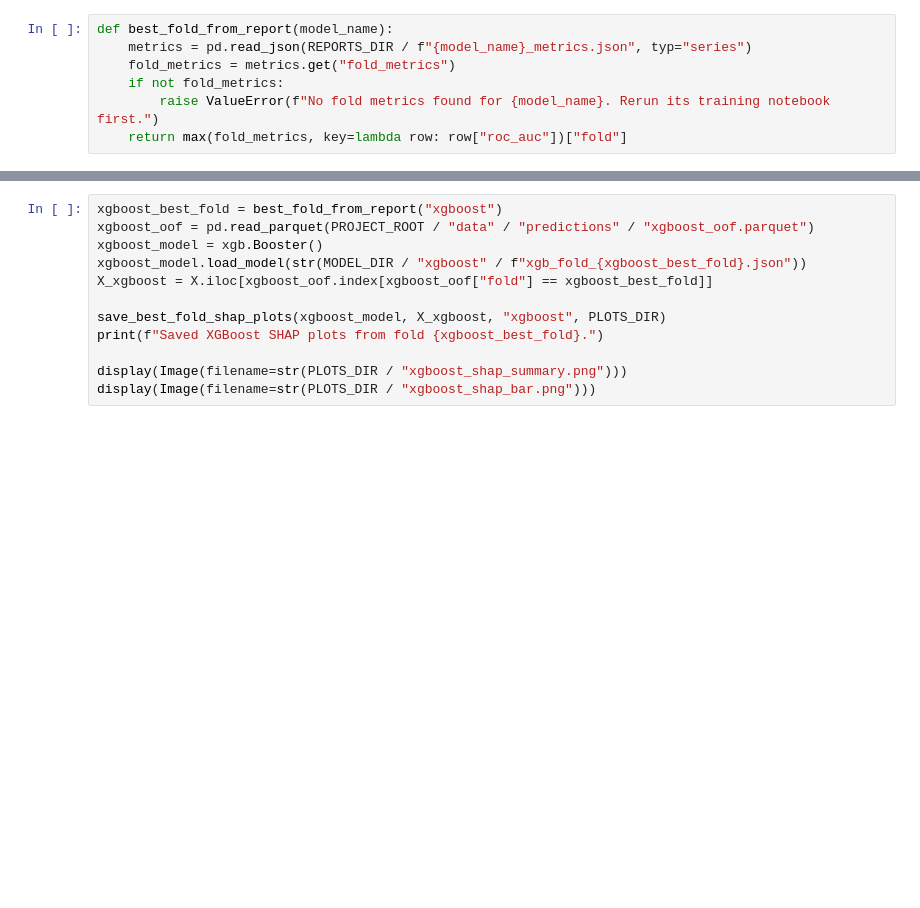
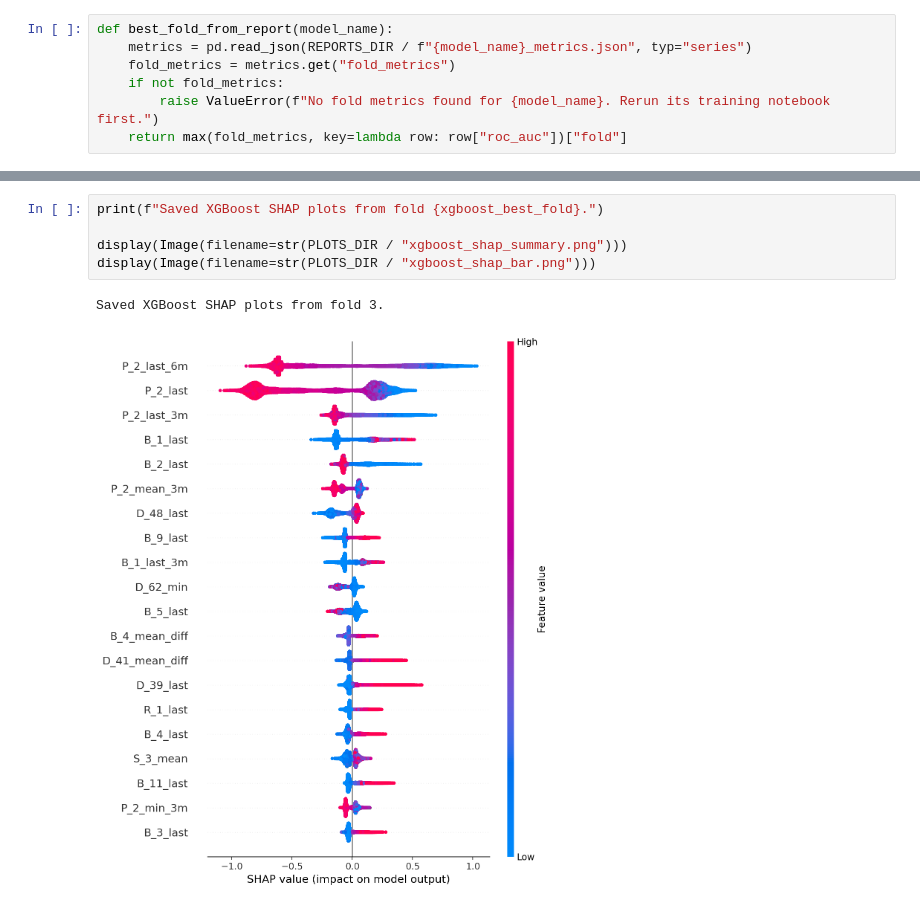
Before and after one commit to komalpreet10/amex-credit-default-prediction, a Jupyter notebook: notebooks/06_model_interpretation_shap.ipynb, the cells around one changed output, grey strips where cells are left out. Cells and saved outputs as stored; diff of their text form; blank space fills up the shorter version.

```diff
--- a/notebooks/06_model_interpretation_shap.ipynb
+++ b/notebooks/06_model_interpretation_shap.ipynb
@@ -42,12 +64,8 @@ display(Image(filename=str(PLOTS_DIR / "lightgbm_shap_bar.png")))
 # %%
-xgboost_best_fold = best_fold_from_report("xgboost")
-xgboost_oof = pd.read_parquet(PROJECT_ROOT / "data" / "predictions" / "xgboost_oof.parquet")
-xgboost_model = xgb.Booster()
-xgboost_model.load_model(str(MODEL_DIR / "xgboost" / f"xgb_fold_{xgboost_best_fold}.json"))
-X_xgboost = X.iloc[xgboost_oof.index[xgboost_oof["fold"] == xgboost_best_fold]]
-
-save_best_fold_shap_plots(xgboost_model, X_xgboost, "xgboost", PLOTS_DIR)
 print(f"Saved XGBoost SHAP plots from fold {xgboost_best_fold}.")
 
 display(Image(filename=str(PLOTS_DIR / "xgboost_shap_summary.png")))
 display(Image(filename=str(PLOTS_DIR / "xgboost_shap_bar.png")))
+# %% [output]
+Saved XGBoost SHAP plots from fold 3.
+[figure, added]
```
Also changed, not shown: parts of 4 cells of this notebook, 19 other files.
